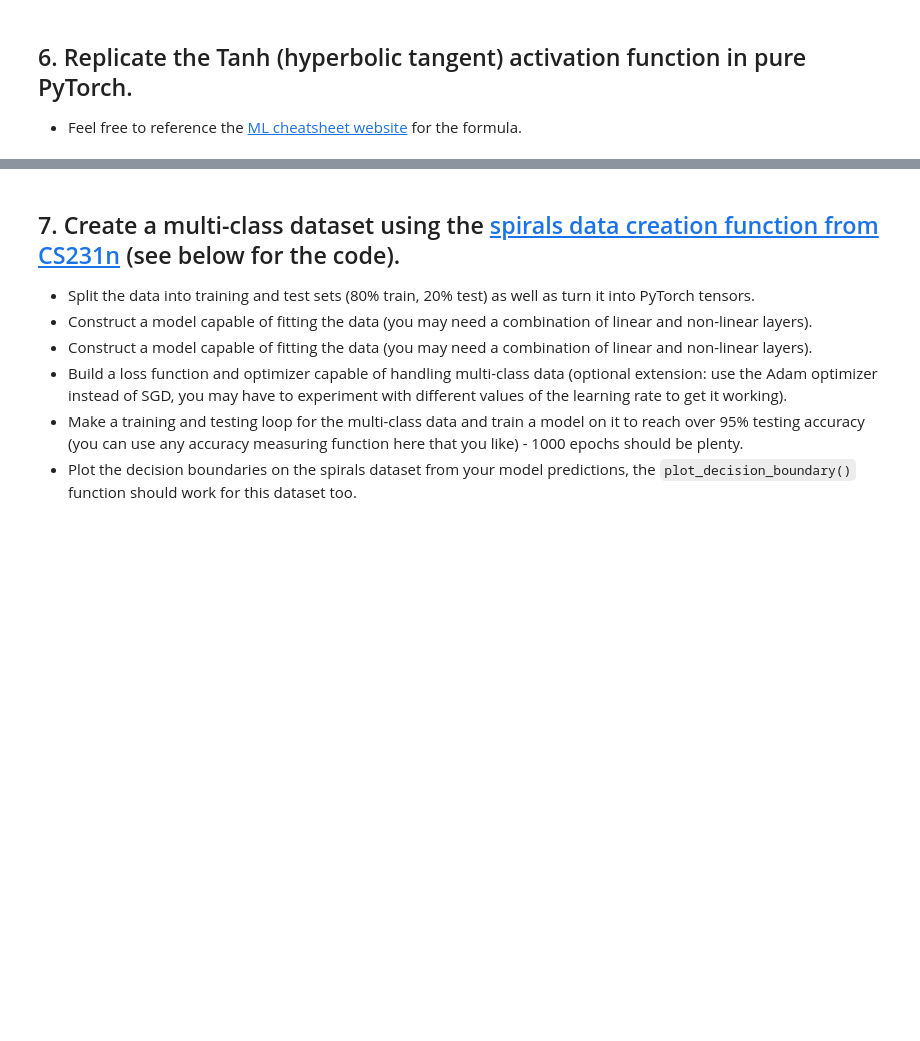
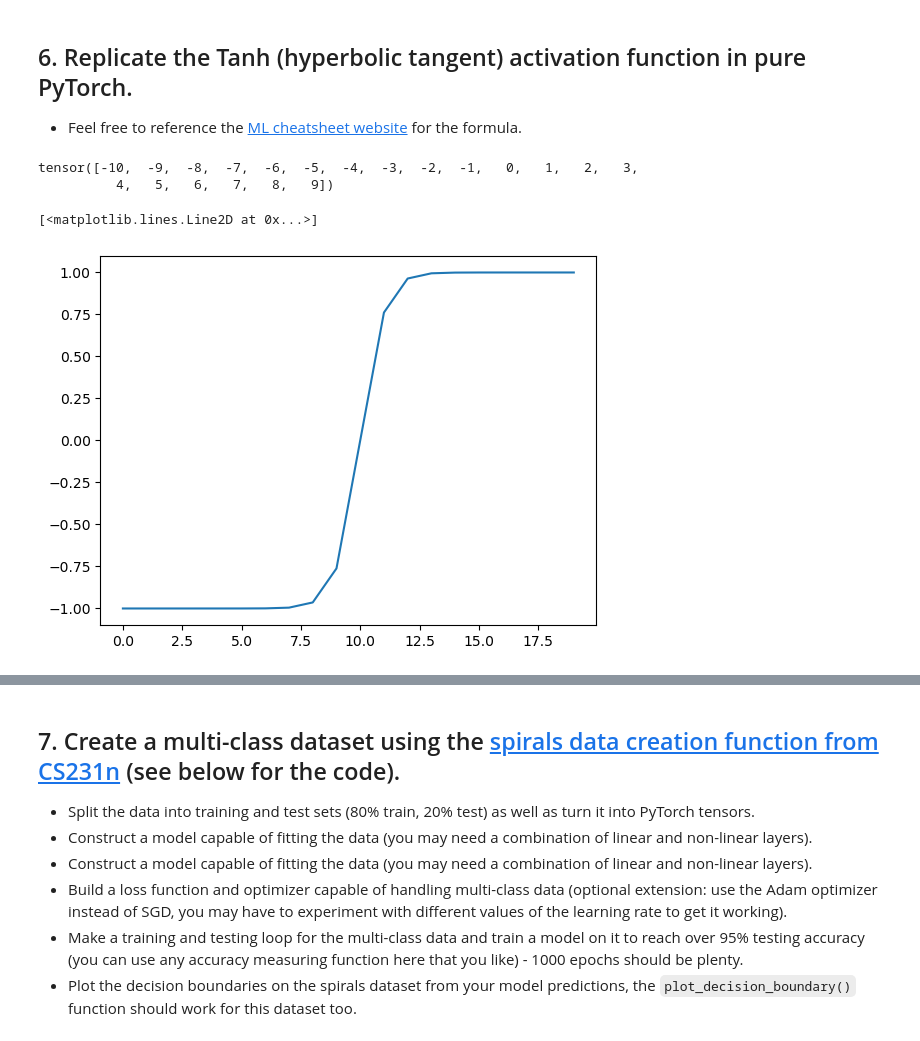
Before and after one commit to amulyaprasanth/ztm-pytorch, a Jupyter notebook: exercises/02_pytorch_classification_exercises.ipynb, the cells around one changed output, grey strips where cells are left out. Cells and saved outputs as stored; diff of their text form; code cells hidden in the pictures; blank space fills up the shorter version.

```diff
--- a/exercises/02_pytorch_classification_exercises.ipynb
+++ b/exercises/02_pytorch_classification_exercises.ipynb
@@ -196,5 +269,14 @@ def plot_decision_boundary(model, X, y):
   * Feel free to reference the [ML cheatsheet website](https://ml-cheatsheet.readthedocs.io/en/latest/activation_functions.html#tanh) for the formula.
 # %%
 # Create a straight line tensor
+line_tensor = torch.arange(start=-10, end=10)
+line_tensor
+# %% [output]
+tensor([-10,  -9,  -8,  -7,  -6,  -5,  -4,  -3,  -2,  -1,   0,   1,   2,   3,
+          4,   5,   6,   7,   8,   9])
 # %%
 # Test torch.tanh() on the tensor and plot it
+plt.plot(torch.tanh(line_tensor))
+# %% [output]
+[<matplotlib.lines.Line2D at 0x...>]
+[figure, added]
```
Also changed, not shown: parts of 23 cells of this notebook, 2 other files.
